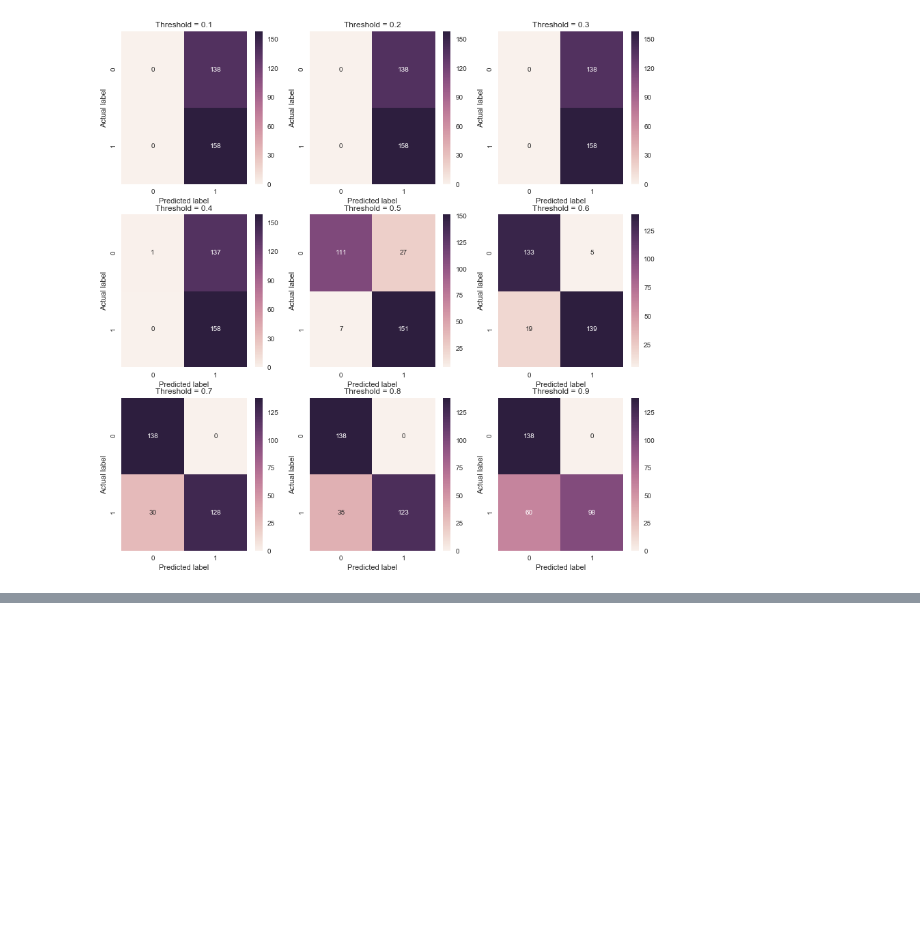
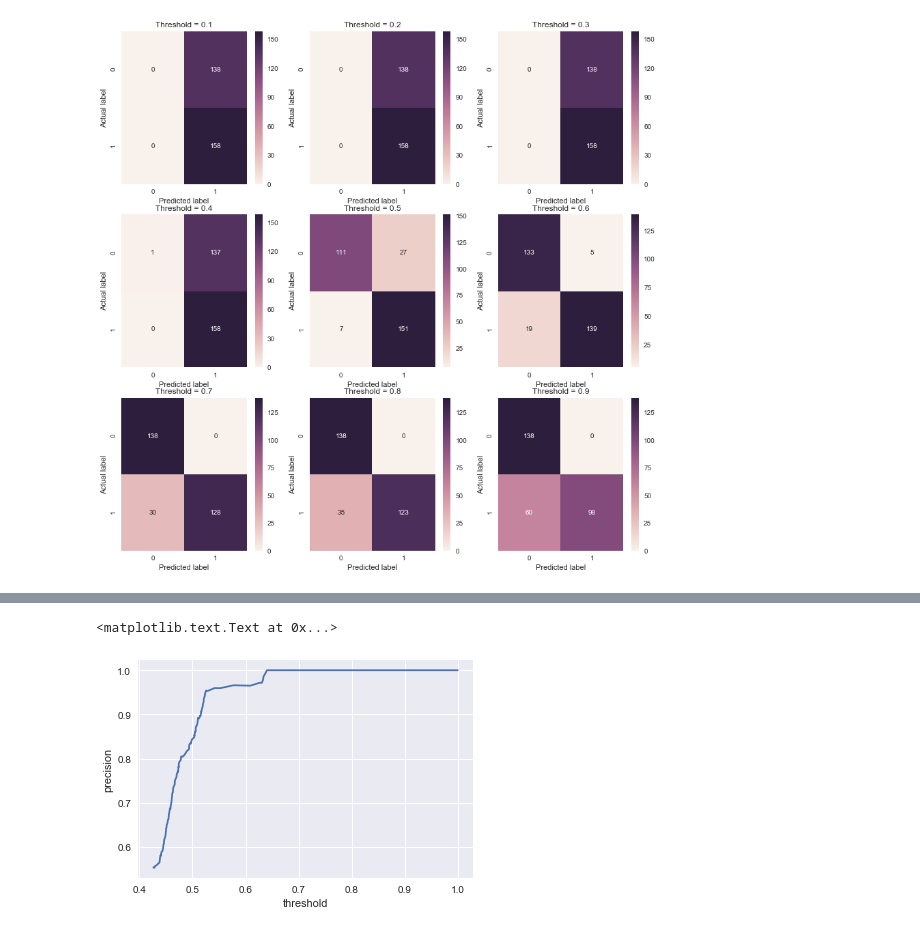
Before and after one commit to sushant2811/CreditCardFraudDetection, a Jupyter notebook: CreditCardFraudDetection.ipynb, the cells around one changed output, grey strips where cells are left out. Saved outputs shown, nothing was run; the diff lists cells and outputs as text; code cells hidden in the pictures; blank space fills up the shorter version.

```diff
--- a/CreditCardFraudDetection.ipynb
+++ b/CreditCardFraudDetection.ipynb
@@ -919,0 +948,7 @@ Threshold =  0.9 , recall =  0.620253164557 , precision =  1.0 , f1_score =  0.7
+# %%
+plt.plot(thresh2, pr2[0:len(pr2)-1])
+plt.xlabel('threshold')
+plt.ylabel('precision')
+# %% [output]
+<matplotlib.text.Text at 0x...>
+[figure, added]
```
Also changed, not shown: parts of 13 cells of this notebook.
